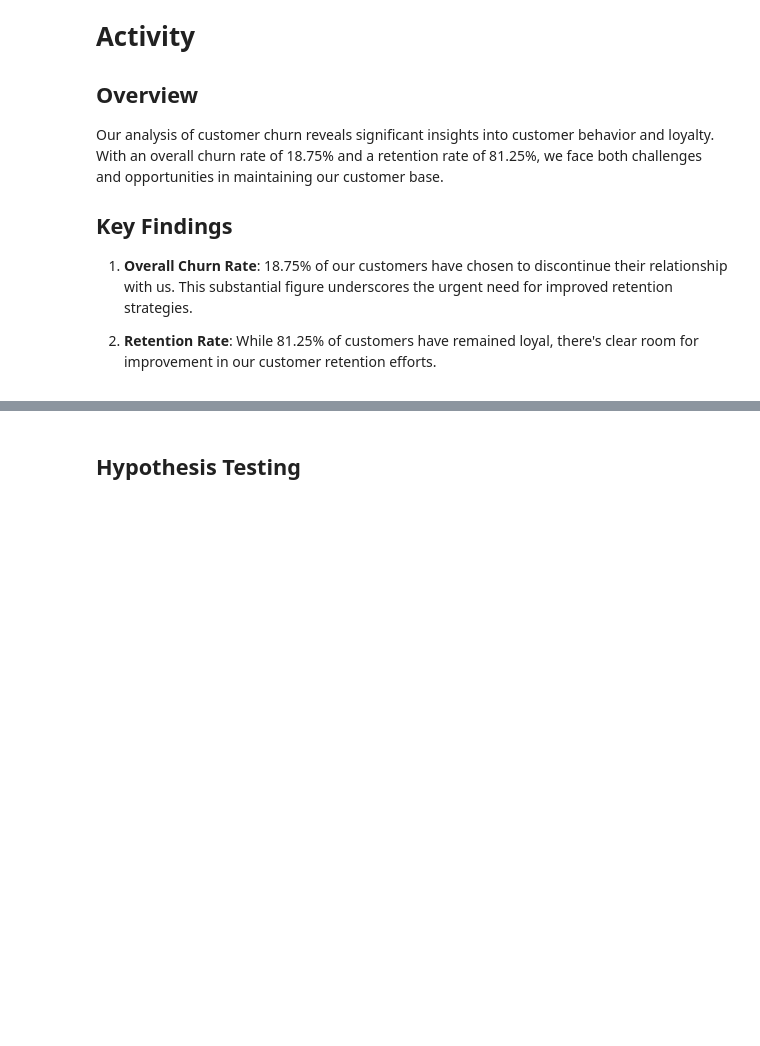
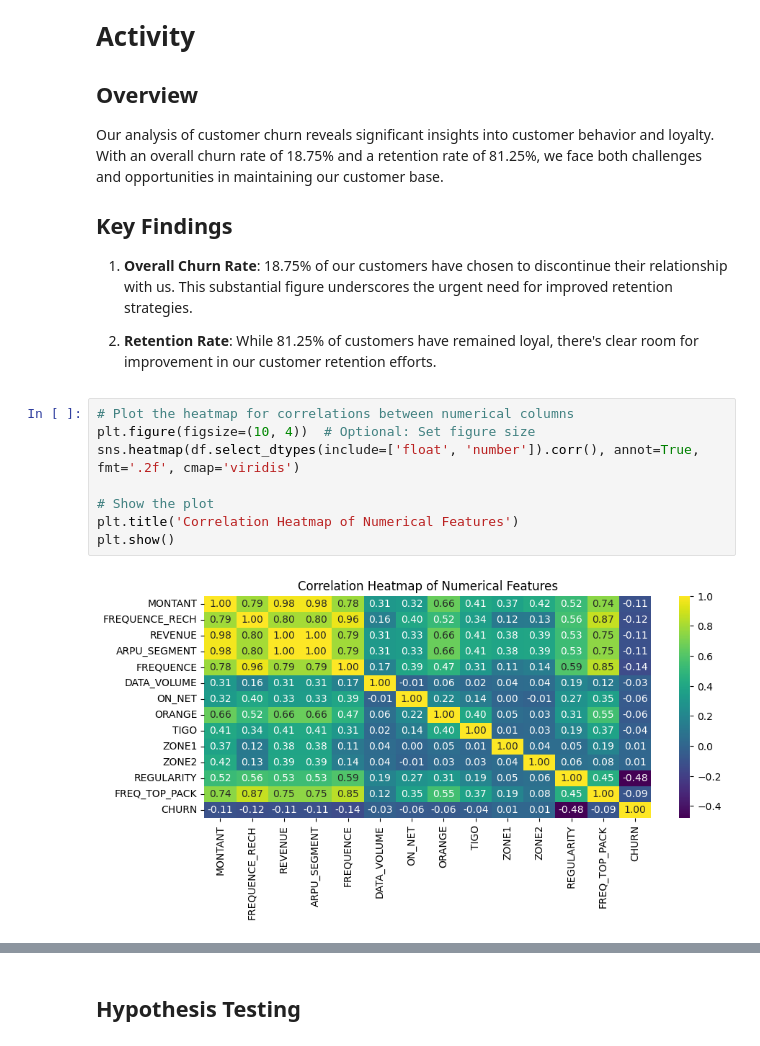
Before and after one commit to murithidenisgitobu/Customer-Churn-Prediction-Challenge-For-Azubian, a Jupyter notebook: Notebook/Notebook.ipynb, the cells around one changed output, grey strips where cells are left out. Cells and saved outputs as stored; diff of their text form; blank space fills up the shorter version.

```diff
--- a/Notebook/Notebook.ipynb
+++ b/Notebook/Notebook.ipynb
@@ -608,3 +609,13 @@ Our analysis of customer churn reveals significant insights into customer behavi
 1. **Overall Churn Rate**: 18.75% of our customers have chosen to discontinue their relationship with us. This substantial figure underscores the urgent need for improved retention strategies.
 
 2. **Retention Rate**: While 81.25% of customers have remained loyal, there's clear room for improvement in our customer retention efforts.
+# %%
+# Plot the heatmap for correlations between numerical columns
+plt.figure(figsize=(10, 4))  # Optional: Set figure size
+sns.heatmap(df.select_dtypes(include=['float', 'number']).corr(), annot=True, fmt='.2f', cmap='viridis')
+
+# Show the plot
+plt.title('Correlation Heatmap of Numerical Features')
+plt.show()
+# %% [output]
+[figure, added]
```
Also changed, not shown: parts of 4 cells of this notebook.
